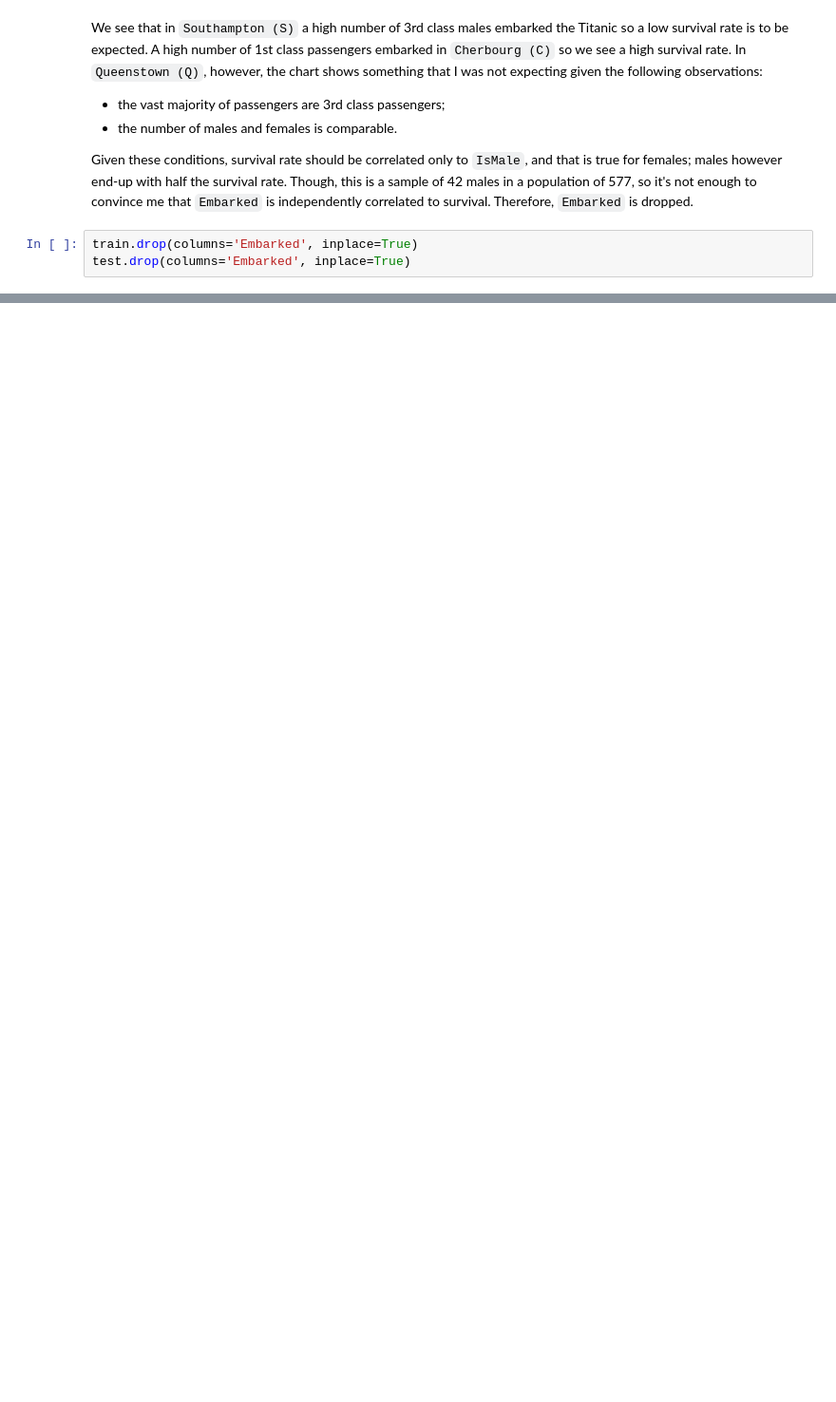
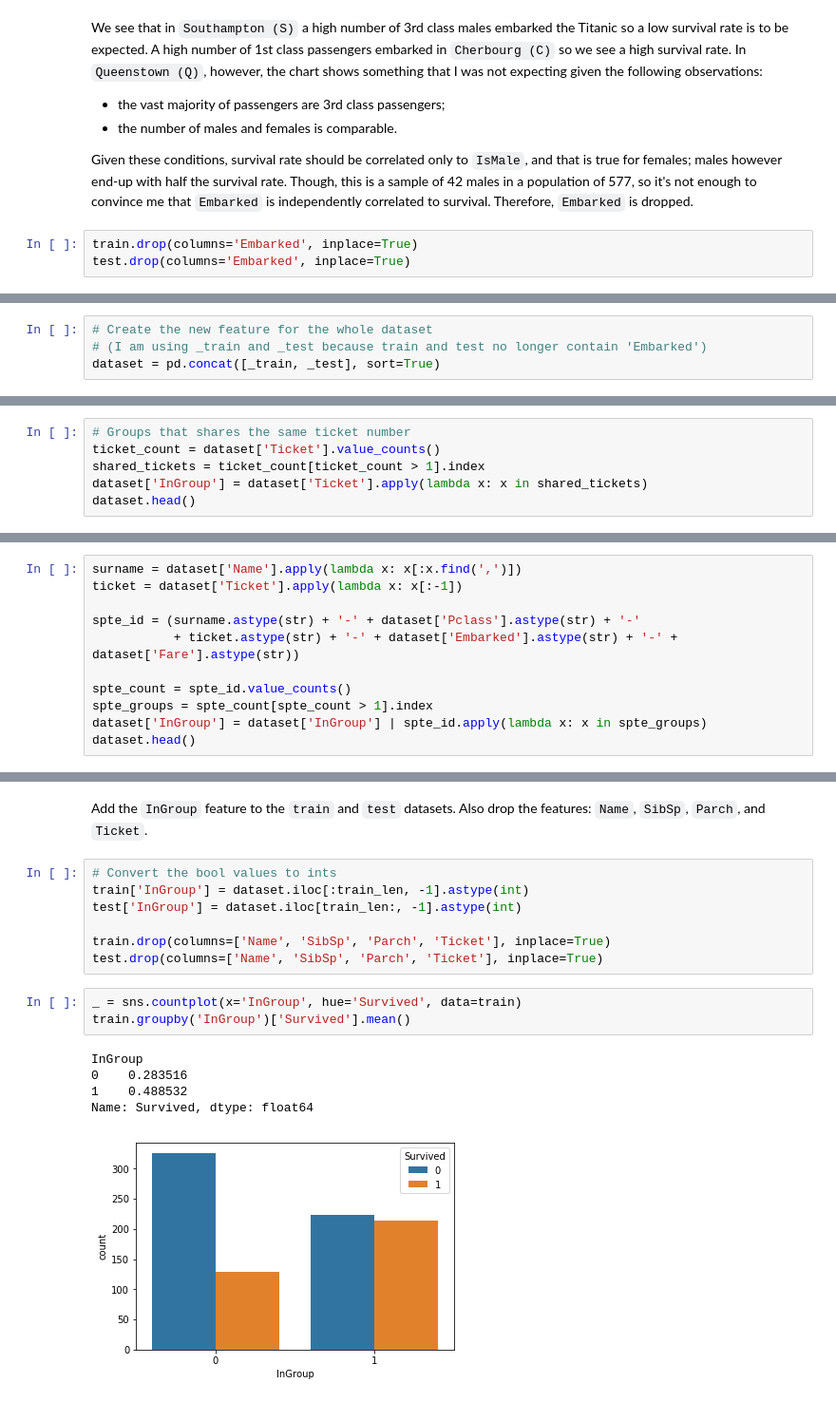
Before and after one commit to davidtvs/kaggle-titanic, a Jupyter notebook: titanic.ipynb, the cells around one changed output, grey strips where cells are left out. Shown: that part at 95% size. Cells and saved outputs as stored; diff of their text form; blank space fills up the shorter version.

Commit message:
Enginneering InGroup

```diff
--- a/titanic.ipynb
+++ b/titanic.ipynb
@@ -368,0 +379,4 @@ test.drop(columns='Embarked', inplace=True)
+# %%
+# Create the new feature for the whole dataset
+# (I am using _train and _test because train and test no longer contain 'Embarked')
+dataset = pd.concat([_train, _test], sort=True)
@@ -368,0 +385,6 @@ test.drop(columns='Embarked', inplace=True)
+# %%
+# Groups that shares the same ticket number
+ticket_count = dataset['Ticket'].value_counts()
+shared_tickets = ticket_count[ticket_count > 1].index
+dataset['InGroup'] = dataset['Ticket'].apply(lambda x: x in shared_tickets)
+dataset.head()
@@ -368,0 +400,11 @@ test.drop(columns='Embarked', inplace=True)
+# %%
+surname = dataset['Name'].apply(lambda x: x[:x.find(',')])
+ticket = dataset['Ticket'].apply(lambda x: x[:-1])
+
+spte_id = (surname.astype(str) + '-' + dataset['Pclass'].astype(str) + '-'
+           + ticket.astype(str) + '-' + dataset['Embarked'].astype(str) + '-' + dataset['Fare'].astype(str))
+
+spte_count = spte_id.value_counts()
+spte_groups = spte_count[spte_count > 1].index
+dataset['InGroup'] = dataset['InGroup'] | spte_id.apply(lambda x: x in spte_groups)
+dataset.head()
@@ -368,0 +418,18 @@ test.drop(columns='Embarked', inplace=True)
+# %% [markdown]
+Add the `InGroup` feature to the `train` and `test` datasets. Also drop the features: `Name`, `SibSp`, `Parch`, and `Ticket`.
+# %%
+# Convert the bool values to ints
+train['InGroup'] = dataset.iloc[:train_len, -1].astype(int)
+test['InGroup'] = dataset.iloc[train_len:, -1].astype(int)
+
+train.drop(columns=['Name', 'SibSp', 'Parch', 'Ticket'], inplace=True)
+test.drop(columns=['Name', 'SibSp', 'Parch', 'Ticket'], inplace=True)
+# %%
+_ = sns.countplot(x='InGroup', hue='Survived', data=train)
+train.groupby('InGroup')['Survived'].mean()
+# %% [output]
+InGroup
+0    0.283516
+1    0.488532
+Name: Survived, dtype: float64
+[figure, added]
```
Also changed, not shown: parts of 10 cells of this notebook.
